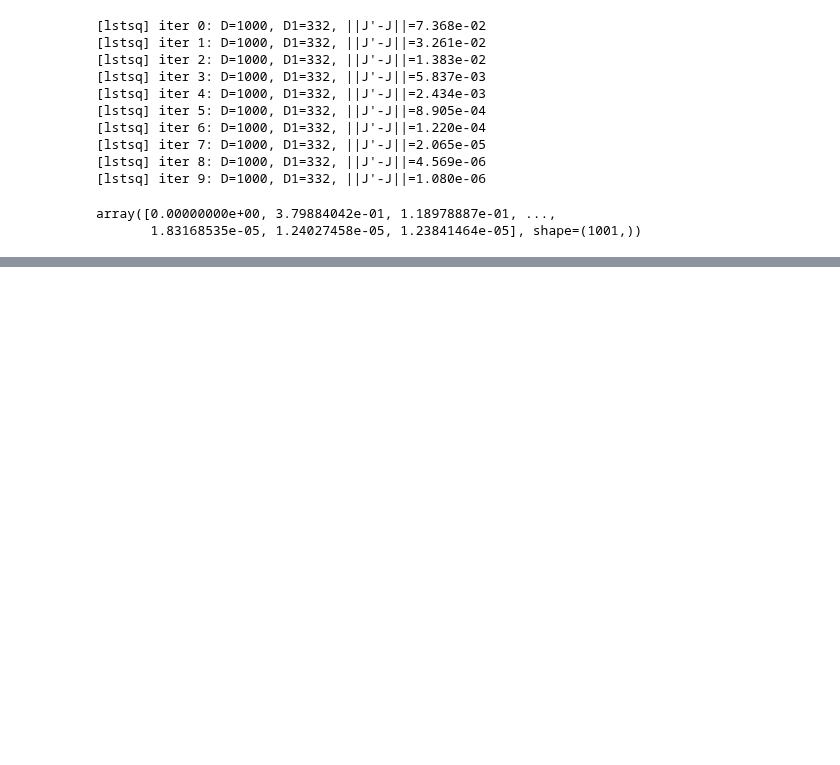
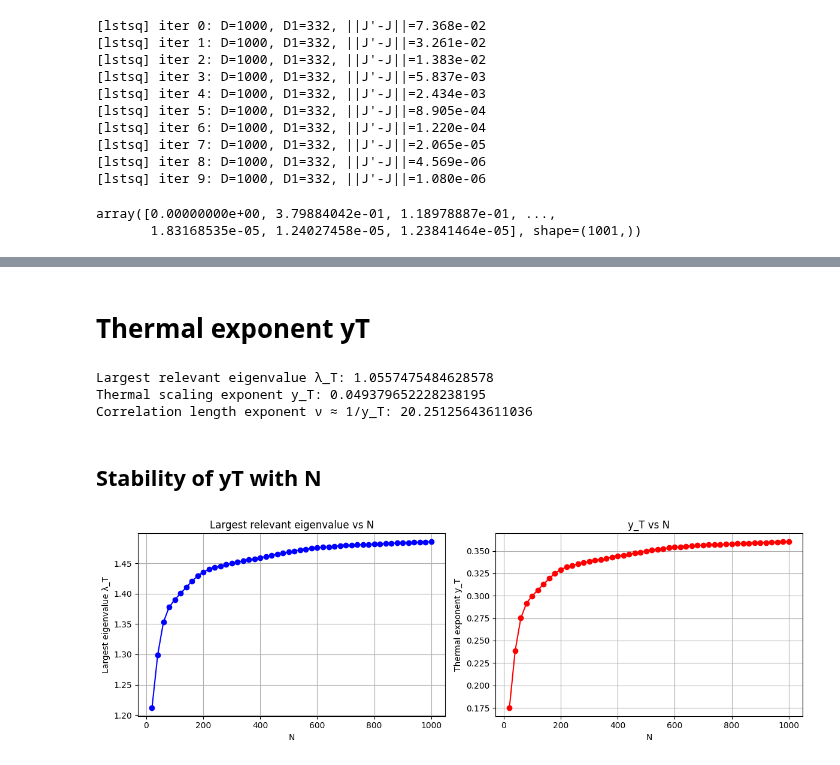
Before and after one commit to erbilcanartun/long-range-ising-chain, a Jupyter notebook: notebooks/new_foundation.ipynb, the cells around one changed output, grey strips where cells are left out. Saved outputs shown, nothing was run; the diff lists cells and outputs as text; code cells hidden in the pictures; blank space fills up the shorter version.

```diff
--- a/notebooks/new_foundation.ipynb
+++ b/notebooks/new_foundation.ipynb
@@ -517,0 +147,38 @@ np.float64(2.5876875603731463e-07)
+# %% [markdown]
+# Thermal exponent yT
+# %%
+N=10
+
+T, J_head = recursion_matrix_at_fixed_point(J_star, N)
+y_T, lambda_T, eigs = thermal_exponent_from_T(T, b=3.0)
+
+print("Largest relevant eigenvalue λ_T:", lambda_T)
+print("Thermal scaling exponent y_T:", y_T)
+print("Correlation length exponent ν ≈ 1/y_T:", 1.0/y_T)
+# %% [output]
+Largest relevant eigenvalue λ_T: 1.0557475484628578
+Thermal scaling exponent y_T: 0.049379652228238195
+Correlation length exponent ν ≈ 1/y_T: 20.25125643611036
+# %% [markdown]
+## Stability of yT with N
+# %%
+# ----- parameters -----
+b = 3.0
+N_min = 20
+N_max = len(J_star) - 1    # maximum allowed head size
+
+Ns = []
+lambda_Ts = []
+yTs = []
+
+# ----- main sweep -----
+for N in range(N_min, N_max + 1, 20):
+    T, J_head = recursion_matrix_at_fixed_point(J_star, N)
+    y_T, lambda_T, eigs = thermal_exponent_from_T(T, b)
+
+
+    Ns.append(N)
+    lambda_Ts.append(lambda_T.real)
+    yTs.append(y_T.real)
+# %% [output]
+[figure, added]
```
Also changed, not shown: parts of 18 cells of this notebook, 3 other files.
